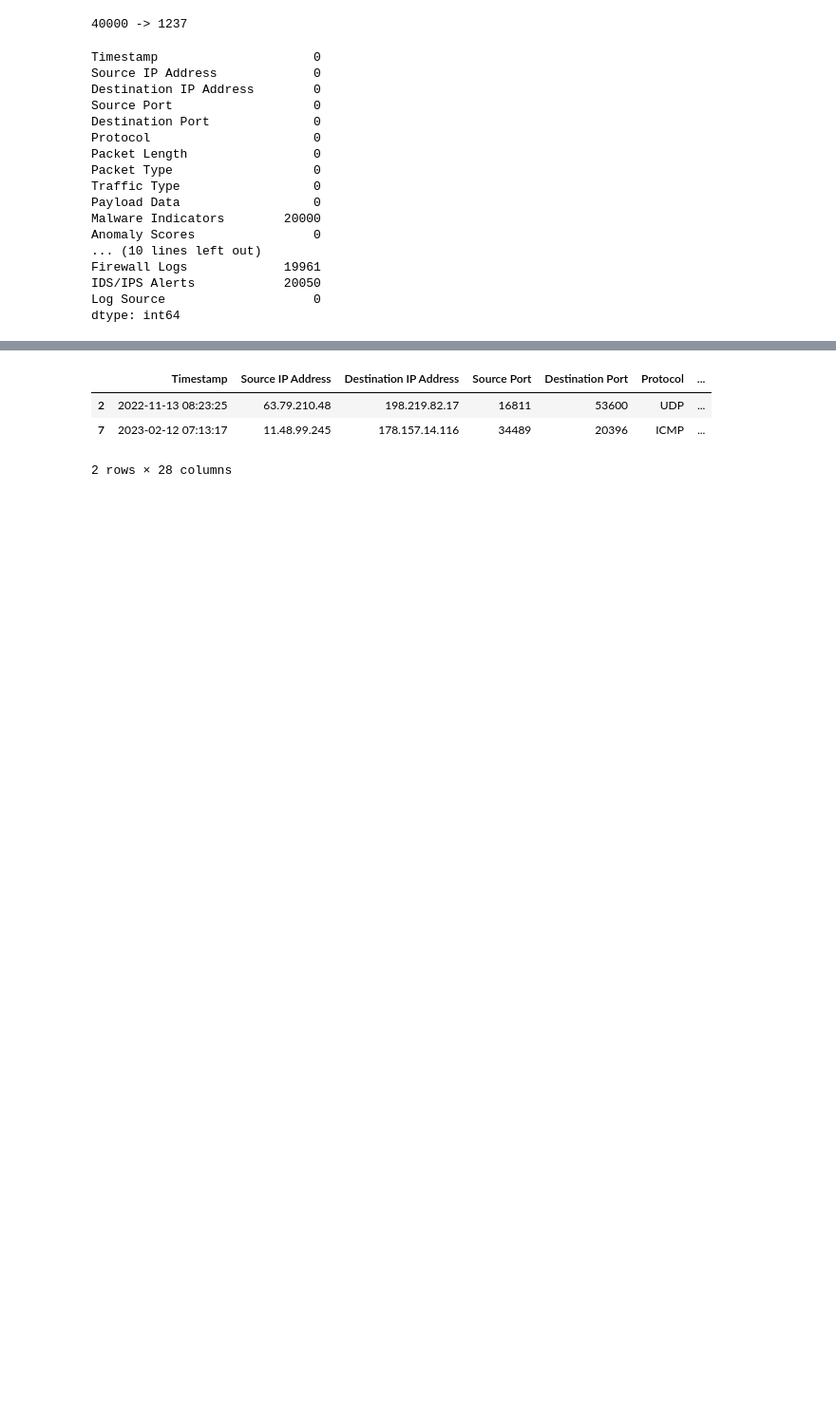
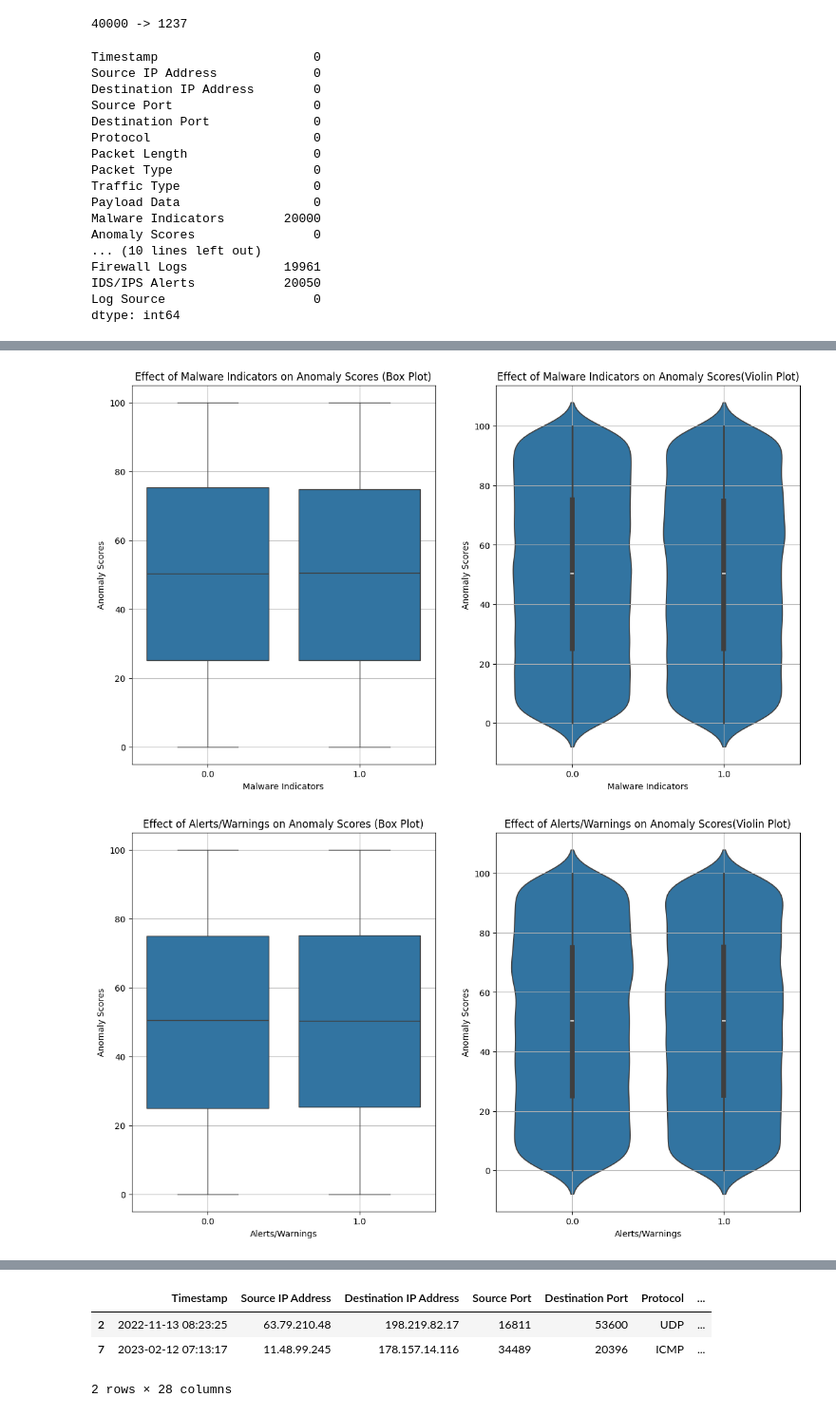
Before and after one commit to polymons/Deep-Learning-Experiments, a Jupyter notebook: network-data-analysis.ipynb, the cells around one changed output, grey strips where cells are left out. Shown: that part at 95% size. Cells and saved outputs as stored; diff of their text form; code cells hidden in the pictures; blank space fills up the shorter version.

Commit message:
checking bin.features's effect on score

```diff
--- a/network-data-analysis.ipynb
+++ b/network-data-analysis.ipynb
@@ -154,4 +162,15 @@ Firewall Logs             19961
 IDS/IPS Alerts            20050
 Log Source                    0
 dtype: int64
+# %%
+def plot_correlation(df,f_column):
+    fig, ax = plt.subplots(1, 2, figsize=(14, 8))
+    sns.boxplot(x=f_column, y='Anomaly Scores', data=df, ax=ax[0])
+    ax[0].set_title(f'Effect of {f_column} on Anomaly Scores (Box Plot)')
+    ax[0].grid(True)
+
+    sns.violinplot(x=f_column, y='Anomaly Scores', data=df,ax=ax[1])
+    ax[1].set_title(f'Effect of {f_column} on Anomaly Scores(Violin Plot)')
+    ax[1].grid(True)
+    plt.show()
 # %%
@@ -186,0 +227,16 @@ plt.show()
+# %%
+df['Malware Indicators'].replace('IoC Detected', 1, inplace=True)
+df['Malware Indicators'].fillna(0, inplace=True)
+
+df['Alerts/Warnings'].replace('Alert Triggered', 1, inplace=True)
+df['Alerts/Warnings'].fillna(0, inplace=True)
+
+df['Proxy Information'].fillna(0, inplace=True)
+#df[df['Proxy Information']!=0]['Proxy Information']=1
+df.loc[df['Proxy Information'] != 0, 'Proxy Information'] = 1
+
+df['Firewall Logs'].replace('Log Data', 1, inplace=True)
+df['Firewall Logs'].fillna(0, inplace=True)
+
+df['IDS/IPS Alerts'].replace('Alert Data', 1, inplace=True)
+df['IDS/IPS Alerts'].fillna(0, inplace=True)
@@ -186,0 +276,9 @@ plt.show()
+# %%
+plot_correlation(df,'Malware Indicators')
+plot_correlation(df,'Alerts/Warnings')
+plot_correlation(df,'Proxy Information')
+plot_correlation(df,'Firewall Logs')
+plot_correlation(df,'IDS/IPS Alerts')
+# %% [output]
+[figure, added]
+[figure, added]
```
Also changed, not shown: parts of 14 cells of this notebook.
